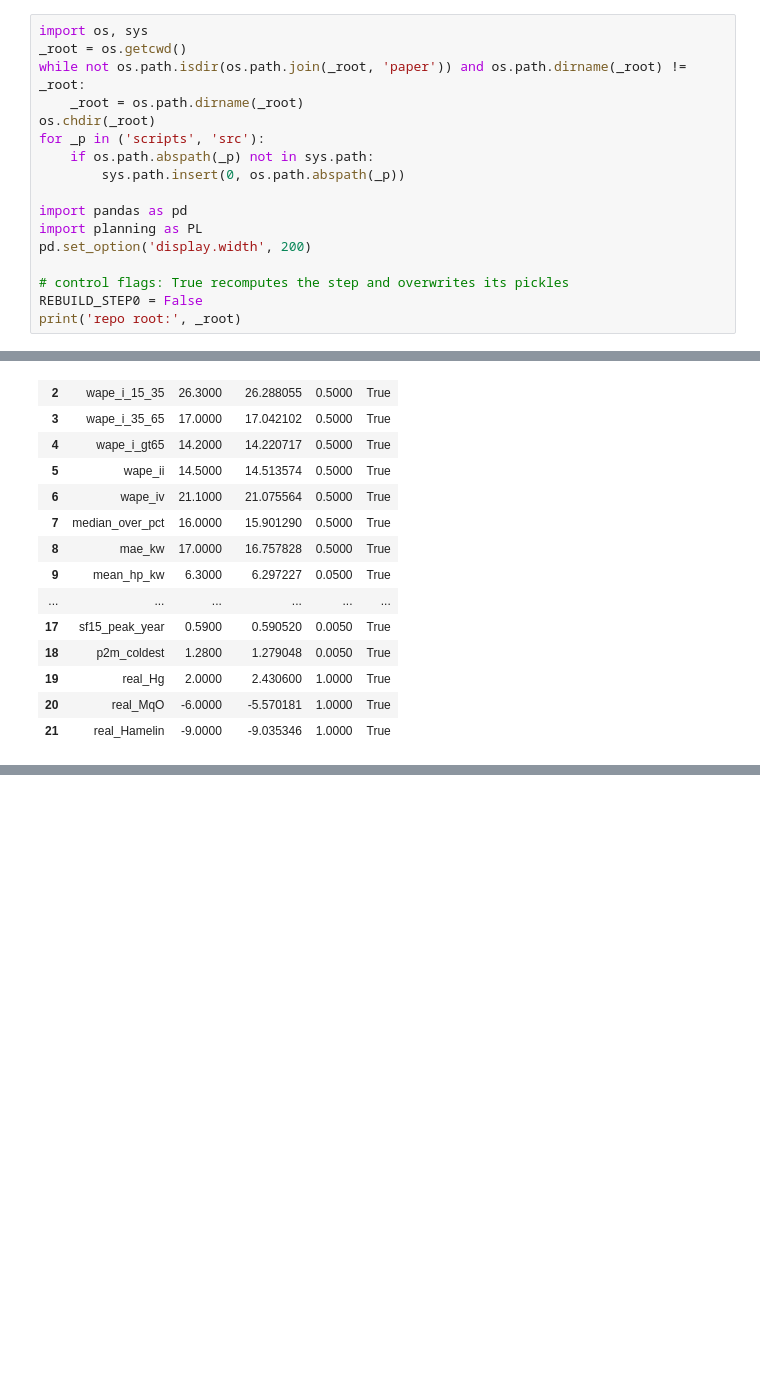
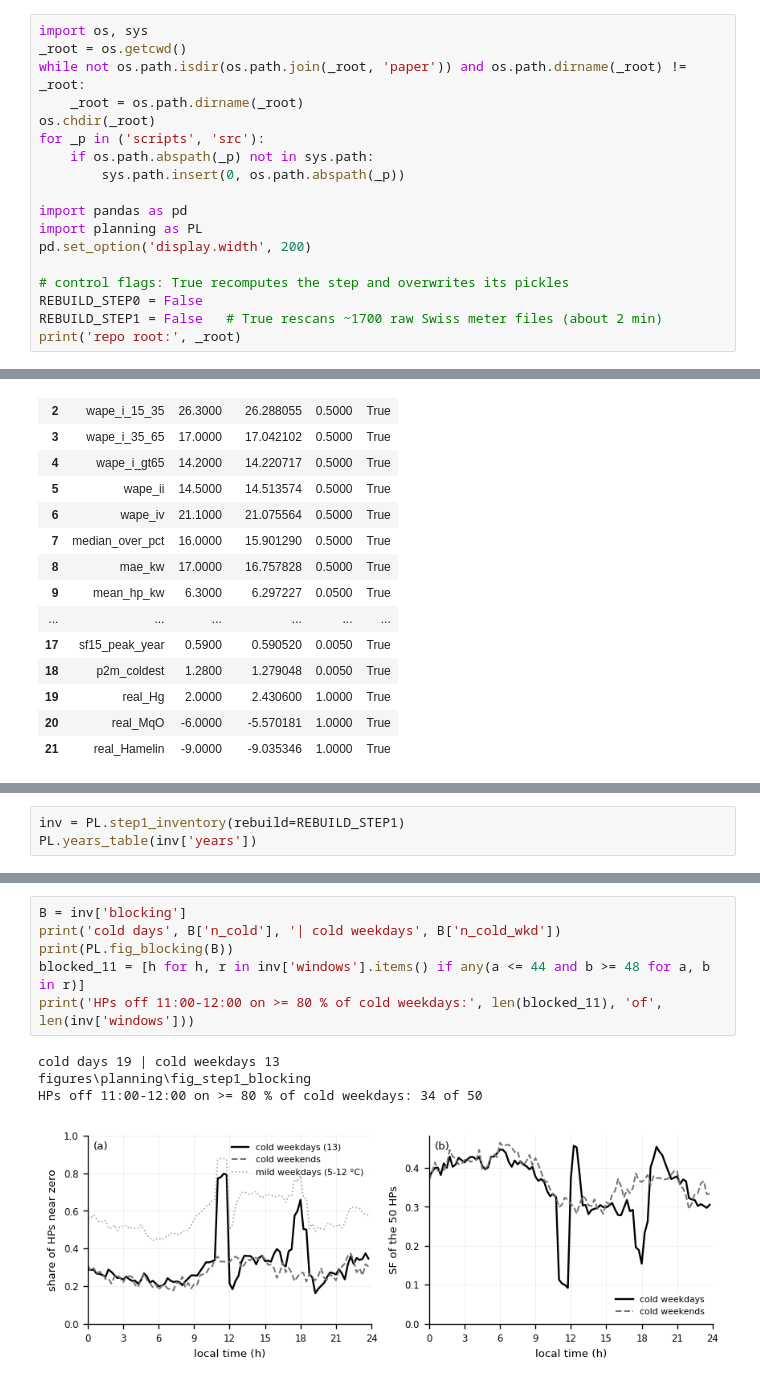
Before and after one commit to agouveia-kul/hp-sensitivity-paper, a Jupyter notebook: planning_use_case.ipynb, the cells around one changed output, grey strips where cells are left out. Drawn from its saved outputs; the diff is of its cells as text; blank space fills up the shorter version.

```diff
--- a/planning_use_case.ipynb
+++ b/planning_use_case.ipynb
@@ -24,6 +24,7 @@ pd.set_option('display.width', 200)
 
 # control flags: True recomputes the step and overwrites its pickles
 REBUILD_STEP0 = False
+REBUILD_STEP1 = False   # True rescans ~1700 raw Swiss meter files (about 2 min)
 print('repo root:', _root)
 # %% [output]
 repo root: C:\Users\VENANCIA\OneDrive - VITO\Desktop\hp-sensitivity-paper
@@ -58,0 +66,3 @@ rebuilt design identical to the paper cache: True
+# %%
+inv = PL.step1_inventory(rebuild=REBUILD_STEP1)
+PL.years_table(inv['years'])
@@ -58,0 +89,11 @@ rebuilt design identical to the paper cache: True
+# %%
+B = inv['blocking']
+print('cold days', B['n_cold'], '| cold weekdays', B['n_cold_wkd'])
+print(PL.fig_blocking(B))
+blocked_11 = [h for h, r in inv['windows'].items() if any(a <= 44 and b >= 48 for a, b in r)]
+print('HPs off 11:00-12:00 on >= 80 % of cold weekdays:', len(blocked_11), 'of', len(inv['windows']))
+# %% [output]
+cold days 19 | cold weekdays 13
+figures\planning\fig_step1_blocking
+HPs off 11:00-12:00 on >= 80 % of cold weekdays: 34 of 50
+[figure, added]
```
Also changed, not shown: parts of 4 cells of this notebook, 5 other files.
